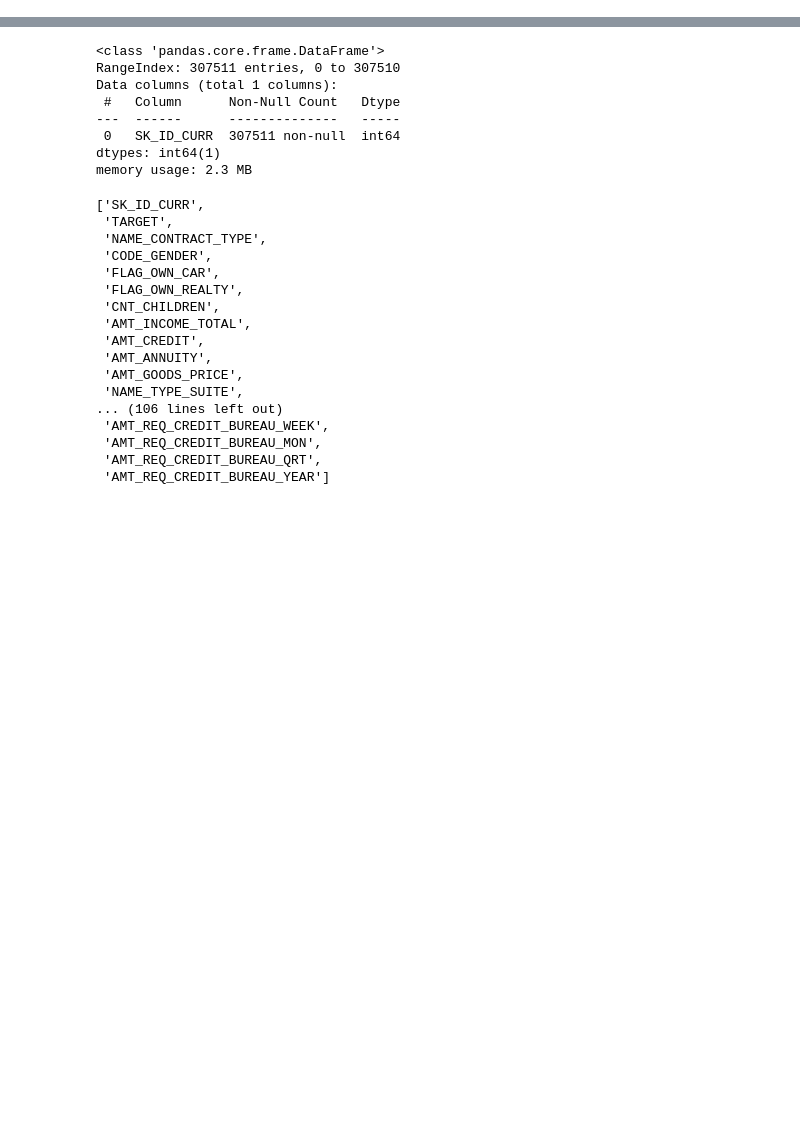
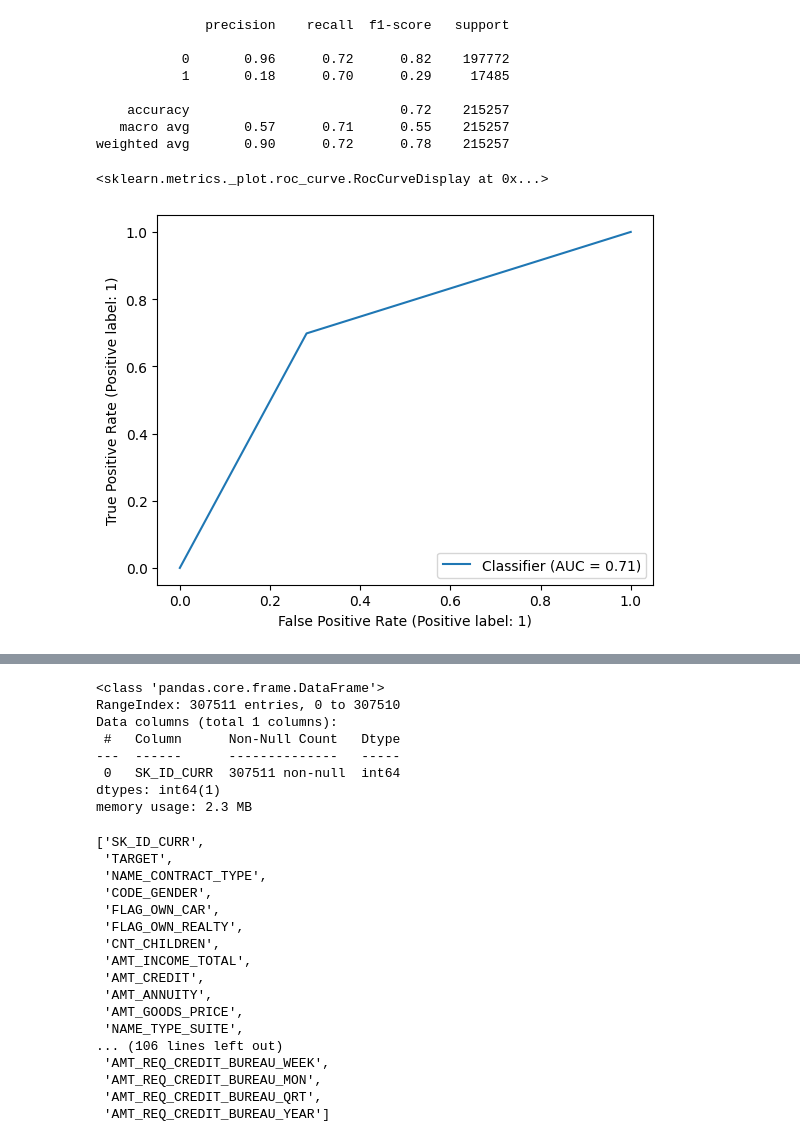
Before and after one commit to VitorrSantana/Tcc-AnaliseCreditoAprendizadoMaquina, a Jupyter notebook: 0.0-AnaliseExploratoria.ipynb, the cells around one changed output, grey strips where cells are left out. Cells and saved outputs as stored; diff of their text form; code cells hidden in the pictures; blank space fills up the shorter version.

```diff
--- a/0.0-AnaliseExploratoria.ipynb
+++ b/0.0-AnaliseExploratoria.ipynb
@@ -44,0 +178,8 @@ sn.heatmap(correlacao, annot = True, fmt=".1f", linewidths=.6)
+# %%
+from sklearn.model_selection import train_test_split
+from  sklearn.linear_model import LogisticRegression
+from sklearn.metrics import accuracy_score
+from sklearn.metrics import classification_report
+from sklearn.metrics import RocCurveDisplay
+
+X_train, X_test, Y_train, Y_test = train_test_split(base_treinamento2[variaveis_teste].drop('TARGET',axis=1),base_treinamento2['TARGET'], test_size=0.3, random_state=0)
@@ -44,0 +191,19 @@ sn.heatmap(correlacao, annot = True, fmt=".1f", linewidths=.6)
+# %%
+clf  = RandomForestClassifier(class_weight='balanced',n_estimators=200, max_depth=10 ,min_samples_split=10, min_samples_leaf=10, max_features='sqrt',bootstrap=True, random_state=0)
+clf.fit(X_train.fillna(-1), Y_train)
+y_train_pred = clf.predict(X_train.fillna(-1))
+y_test_pred = clf.predict(X_test.fillna(-1))
+# %%
+print(classification_report(Y_train, y_train_pred))
+RocCurveDisplay.from_predictions(Y_train, y_train_pred)
+# %% [output]
+              precision    recall  f1-score   support
+
+           0       0.96      0.72      0.82    197772
+           1       0.18      0.70      0.29     17485
+
+    accuracy                           0.72    215257
+   macro avg       0.57      0.71      0.55    215257
+weighted avg       0.90      0.72      0.78    215257
+<sklearn.metrics._plot.roc_curve.RocCurveDisplay at 0x...>
+[figure, added]
```
Also changed, not shown: parts of 21 cells of this notebook, 5 other files.
